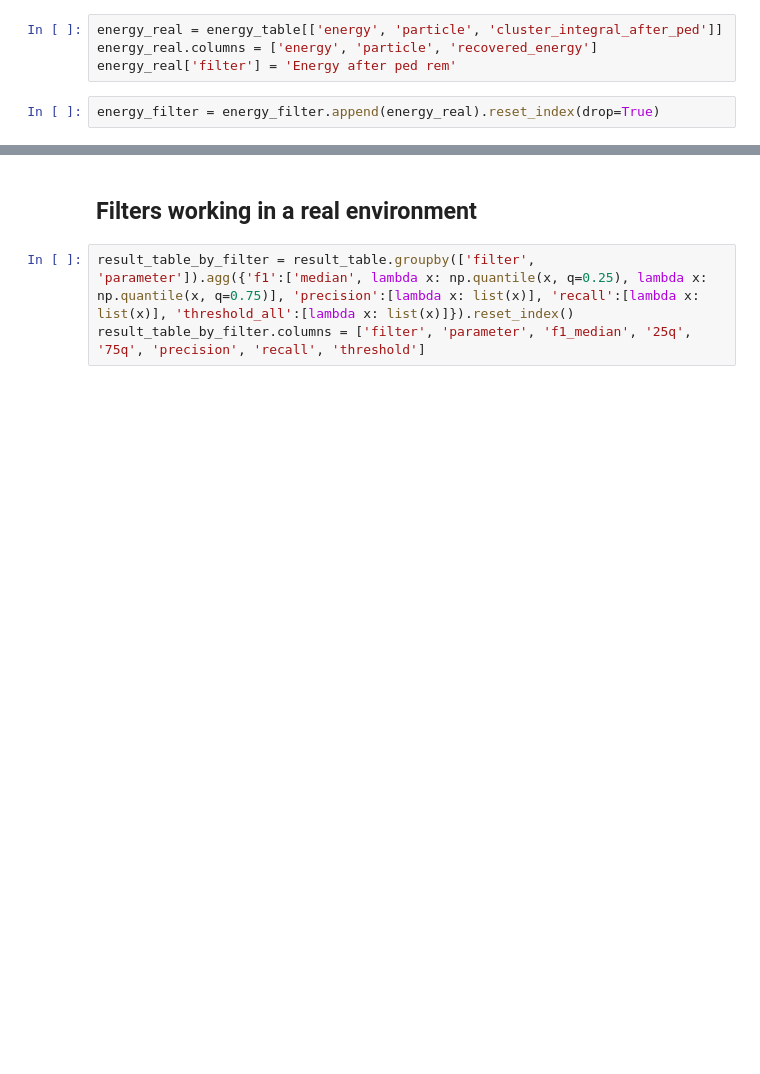
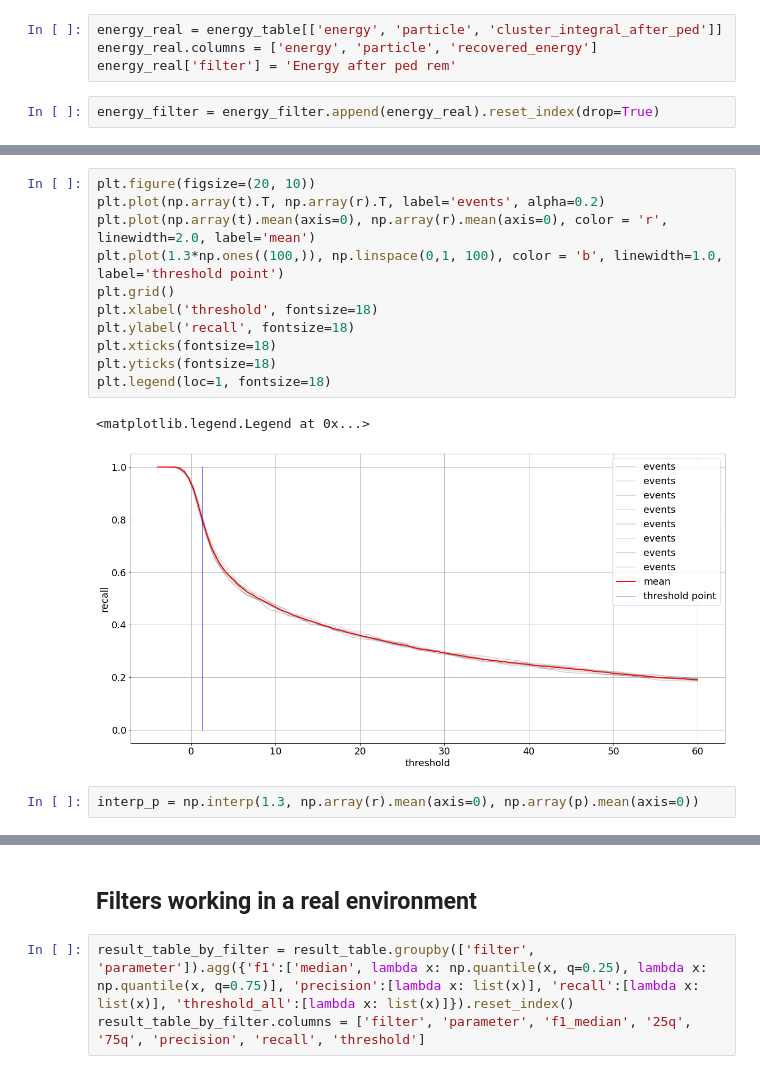
Before and after one commit to Gui1402/filtering_cygnus, a Jupyter notebook: notebooks/bug_energy.ipynb, the cells around one changed output, grey strips where cells are left out. Drawn from its saved outputs; the diff is of its cells as text; blank space fills up the shorter version.

```diff
--- a/notebooks/bug_energy.ipynb
+++ b/notebooks/bug_energy.ipynb
@@ -205,0 +249,16 @@ axes.legend(fontsize=18)
+# %%
+plt.figure(figsize=(20, 10))
+plt.plot(np.array(t).T, np.array(r).T, label='events', alpha=0.2)
+plt.plot(np.array(t).mean(axis=0), np.array(r).mean(axis=0), color = 'r', linewidth=2.0, label='mean')
+plt.plot(1.3*np.ones((100,)), np.linspace(0,1, 100), color = 'b', linewidth=1.0, label='threshold point')
+plt.grid()
+plt.xlabel('threshold', fontsize=18)
+plt.ylabel('recall', fontsize=18)
+plt.xticks(fontsize=18)
+plt.yticks(fontsize=18)
+plt.legend(loc=1, fontsize=18)
+# %% [output]
+<matplotlib.legend.Legend at 0x...>
+[figure, added]
+# %%
+interp_p = np.interp(1.3, np.array(r).mean(axis=0), np.array(p).mean(axis=0))
```
Also changed, not shown: parts of 33 cells of this notebook, 3 other files.
